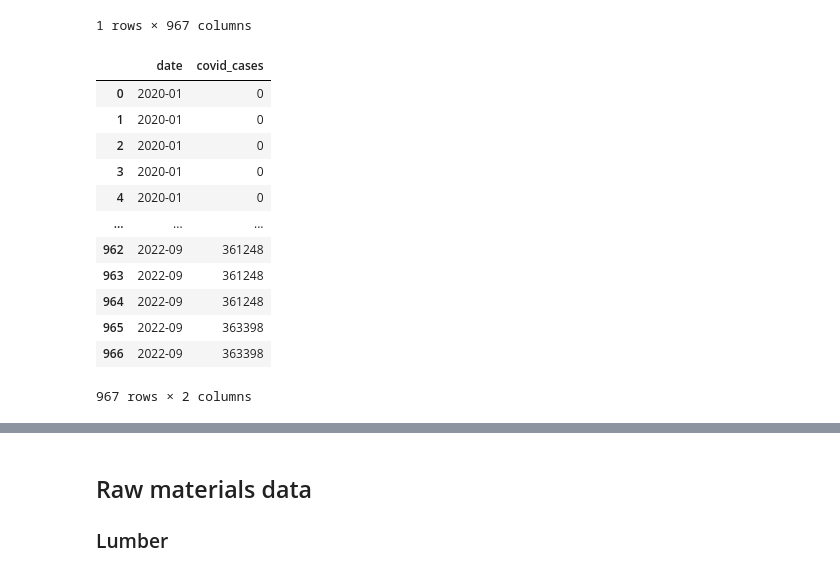
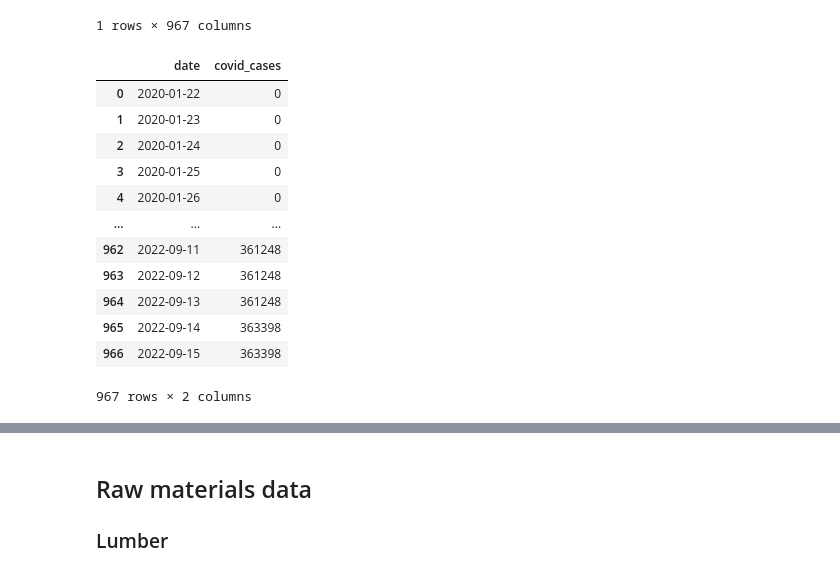
Before and after one commit to alisongh/SIADS-696-Milestone-II, a Jupyter notebook: house_summary.ipynb, the cells around one changed output, grey strips where cells are left out. Cells and saved outputs as stored; diff of their text form; code cells hidden in the pictures.

Commit message:
correct final dataset after merging with covid

```diff
--- a/house_summary.ipynb
+++ b/house_summary.ipynb
@@ -241,21 +251,21 @@ See the caveats in the documentation: https://pandas.pydata.org/pandas-docs/stab
 # %%
 final_wake_covid = wake_covid.transpose()
 final_wake_covid.reset_index(inplace=True)
 final_wake_covid.rename(columns={'index':'date', 0:'covid_cases'}, inplace=True)
 final_wake_covid['date'] = pd.to_datetime(final_wake_covid['date'])
-final_wake_covid['date'] = final_wake_covid['date'].dt.strftime('%Y-%m')
+
 final_wake_covid
 # %% [output]
 |  | date | covid_cases |
-| 0 | 2020-01 | 0 |
-| 1 | 2020-01 | 0 |
-| 2 | 2020-01 | 0 |
-| 3 | 2020-01 | 0 |
-| 4 | 2020-01 | 0 |
+| 0 | 2020-01-22 | 0 |
+| 1 | 2020-01-23 | 0 |
+| 2 | 2020-01-24 | 0 |
+| 3 | 2020-01-25 | 0 |
+| 4 | 2020-01-26 | 0 |
 | ... | ... | ... |
-| 962 | 2022-09 | 361248 |
-| 963 | 2022-09 | 361248 |
-| 964 | 2022-09 | 361248 |
-| 965 | 2022-09 | 363398 |
-| 966 | 2022-09 | 363398 |
+| 962 | 2022-09-11 | 361248 |
+| 963 | 2022-09-12 | 361248 |
+| 964 | 2022-09-13 | 361248 |
+| 965 | 2022-09-14 | 363398 |
+| 966 | 2022-09-15 | 363398 |
 967 rows × 2 columns
```
Also changed, not shown: parts of 12 cells of this notebook.
